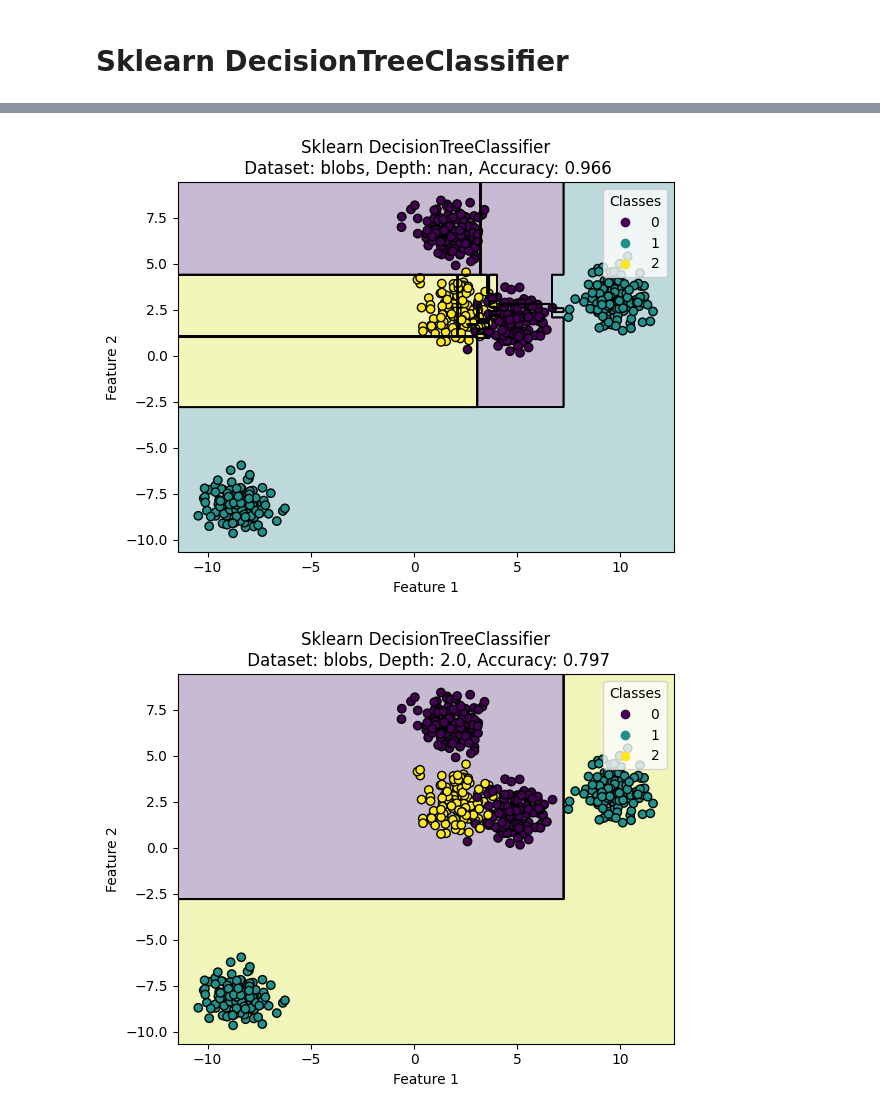
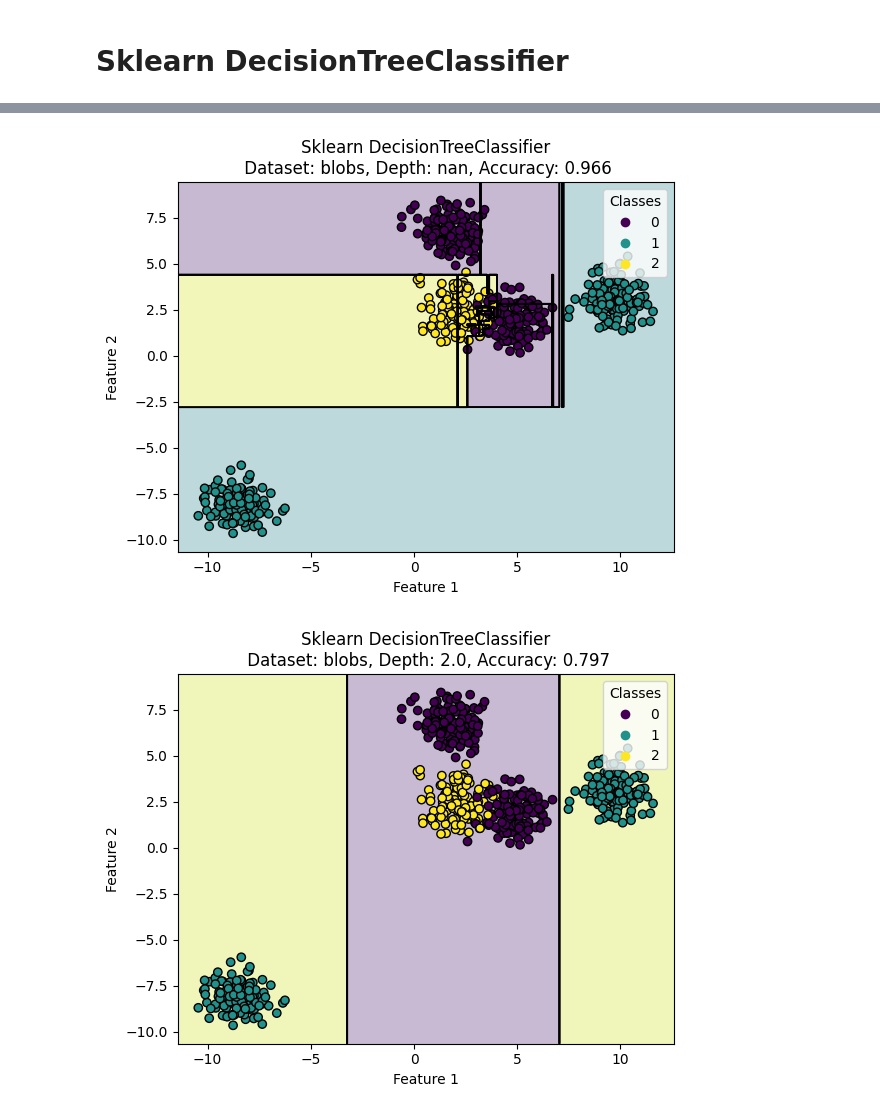
Before and after one commit to adamzsl/master-studies, a Jupyter notebook: decision_tree/decision_tree.ipynb, the cells around one changed output, grey strips where cells are left out. Saved outputs shown, nothing was run; the diff lists cells and outputs as text; code cells hidden in the pictures.

```diff
--- a/decision_tree/decision_tree.ipynb
+++ b/decision_tree/decision_tree.ipynb
@@ -92,0 +203,28 @@ def plot_decision_boundary(X, y, model, custom=False, title=""):
+# %%
+datasets = {
+    'classification': (X_train, y_train, X_test, y_test),
+    'moons': (Xm_train, ym_train, Xm_test, ym_test),
+    'blobs': (Xb_train, yb_train, Xb_test, yb_test)
+}
+
+all_results = []
+for ds_name, (X_tr, y_tr, X_te, y_te) in datasets.items():
+
+    n_features = X_tr.shape[1]
+    n_clusters = len(np.unique(y_tr))
+    depths = [None, n_features, n_clusters]
+
+    for depth in set(depths):
+        clf = DecisionTree(max_depth=depth)
+        clf.fit(X_tr, y_tr)
+        y_pred = clf.predict(X_te)
+        acc = accuracy_score(y_te, y_pred)
+
+        all_results.append({
+            'dataset': ds_name,
+            'depth': depth,
+            'accuracy': acc,
+            'model': clf
+        })
+
+results_impl_df = pd.DataFrame(all_results)
@@ -92,0 +242,10 @@ def plot_decision_boundary(X, y, model, custom=False, title=""):
+# %%
+for _, result in results_impl_df.iterrows():
+    ds_name = result['dataset']
+    depth = result['depth']
+    model = result['model']
+    _, _, X_te, y_te = datasets[ds_name]
+
+    title = f"Implemented DecisionTree classifier\n Dataset: {ds_name}, Depth: {depth}, Accuracy: {result['accuracy']:.3f}"
+
+    plot_decision_boundary(X_te, y_te, model, title=title)
@@ -107,7 +274,7 @@ for ds_name, (X_tr, y_tr, X_te, y_te) in datasets.items():
     depths = [None, n_features, n_clusters]
 
     for depth in set(depths):
-        clf = DecisionTreeClassifier(random_state=259202, max_depth=depth)
+        clf = DecisionTreeClassifier(criterion='entropy', max_depth=depth)
         clf.fit(X_tr, y_tr)
         y_pred = clf.predict(X_te)
         acc = accuracy_score(y_te, y_pred)
@@ -136,9 +303,9 @@ for _, result in results_df.iterrows():
     ds_name = result['dataset']
     depth = result['depth']
     model = result['model']
-    _, _, X_test, y_test = datasets[ds_name]
+    _, _, X_te, y_te = datasets[ds_name]
 
     title = f"Sklearn DecisionTreeClassifier\n Dataset: {ds_name}, Depth: {depth}, Accuracy: {result['accuracy']:.3f}"
 
-    plot_decision_boundary(X_test, y_test, model, custom=False, title=title)
+    plot_decision_boundary(X_te, y_te, model, title=title)
 # %% [output]
@@ -149,2 +316,2 @@ for _, result in results_df.iterrows():
-[figure, old version]
+[figure, new version]
-[figure, old version]
+[figure, new version]
```
Also changed, not shown: parts of 11 cells of this notebook.
